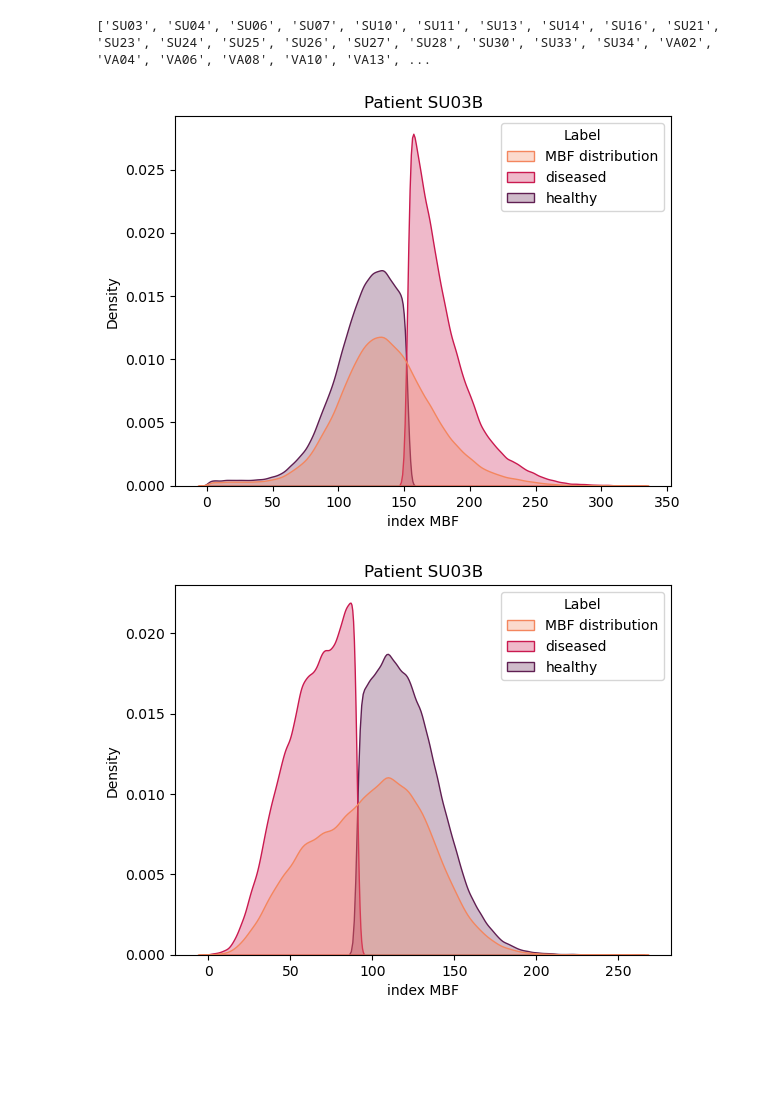
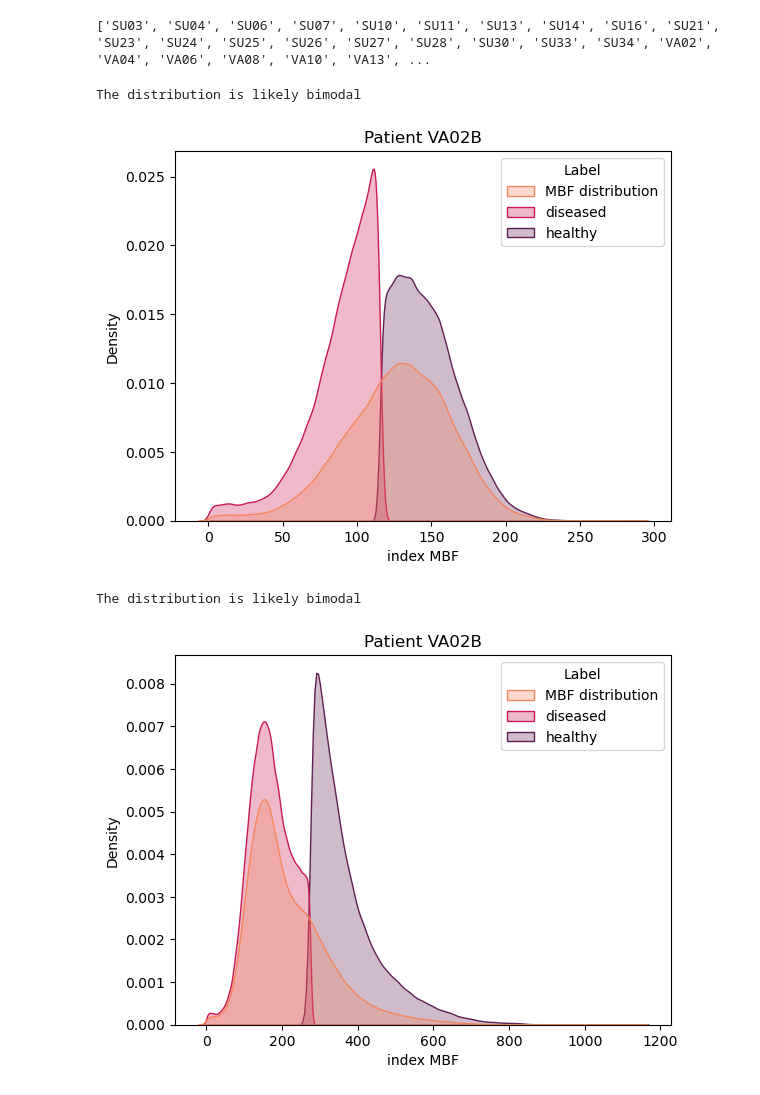
Before and after one commit to aseresti/CABG, a Jupyter notebook: CABG/MBFTools/Review/ClustringHealthyvDisease.ipynb, the cells around one changed output. Cells and saved outputs as stored; diff of their text form; code cells hidden in the pictures; blank space fills up the shorter version.

```diff
--- a/CABG/MBFTools/Review/ClustringHealthyvDisease.ipynb
+++ b/CABG/MBFTools/Review/ClustringHealthyvDisease.ipynb
@@ -39,7 +39,7 @@ def GetScalarArrayName (Data):
         if 'scalar' in array_name_.lower():
             return array_name_
 # %%
-patient_id = 'SU03'
+patient_id = 'VA02'
 
 VTKFiles = np.array(VTKFiles)
 out = np.where(np.char.find(VTKFiles, patient_id+'B') !=-1)
@@ -49,11 +49,19 @@ ScalaraArrayName = GetScalarArrayName(MBF_B_unregistered)
 MBF_B_array = vtk_to_numpy(MBF_B_unregistered.GetPointData().GetArray(ScalaraArrayName))
 MBF_B_array = MBF_B_array[MBF_B_array > 0]
 
-gmm = GaussianMixture(n_components=2).fit(MBF_B_array.reshape(-1,1))
-labels = gmm.predict(MBF_B_array.reshape(-1,1))
+array = MBF_B_array.reshape(-1,1)
+
+gmm2 = GaussianMixture(n_components=2).fit(array)
+labels = gmm2.predict(array)
+
+gmm1 = GaussianMixture(n_components=1).fit(array)
 
 diseased = MBF_B_array[labels == 0]
 healthy = MBF_B_array[labels == 1]
+
+if gmm2.bic(array) < gmm1.bic(array):
+    print("The distribution is likely bimodal")
+
 
 df = pd.DataFrame({
     'MBF':np.concatenate([MBF_B_array, diseased, healthy]),
@@ -71,38 +79,50 @@ plt.title(f"Patient {patient_id}B")
 #plt.xlim((0, 2))
 plt.show()
 # %% [output]
+The distribution is likely bimodal
-[figure, old version]
+[figure, new version]
 # %%
 out = np.where(np.char.find(VTKFiles, patient_id+'A') !=-1)
 MBF_A_unregistered = ReadVTKFile(VTKFiles[out].item())
 
 ScalaraArrayName = GetScalarArrayName(MBF_A_unregistered)
 MBF_A_array = vtk_to_numpy(MBF_A_unregistered.GetPointData().GetArray(ScalaraArrayName))
 MBF_A_array = MBF_A_array[MBF_A_array > 0]
 
-gmm = GaussianMixture(n_components=2).fit(MBF_A_array.reshape(-1,1))
-labels = gmm.predict(MBF_A_array.reshape(-1,1))
+array = MBF_A_array.reshape(-1,1)
+
+gmm2 = GaussianMixture(n_components=2).fit(array)
+labels = gmm2.predict(array)
+
+gmm1 = GaussianMixture(n_components=1).fit(array)
+
+diseased = MBF_A_array[labels == 0]
+healthy = MBF_A_array[labels == 1]
+
+if gmm2.bic(array) < gmm1.bic(array):
+    print("The distribution is likely bimodal")
 
 diseased = MBF_A_array[labels == 0]
 healthy = MBF_A_array[labels == 1]
 
 df = pd.DataFrame({
     'MBF':np.concatenate([MBF_A_array, diseased, healthy]),
     'Label': ['MBF distribution'] * len(MBF_A_array) +
              ['diseased'] * len(diseased) +
              ['healthy'] * len(healthy)
 })
 
 plt.figure()
 sns.kdeplot(data=df, x="MBF", hue='Label',
                 fill=True, common_norm=False, palette="rocket_r",
             alpha=.3, linewidth=1)
 plt.xlabel('index MBF')
-plt.title(f"Patient {patient_id}B")
+plt.title(f"Patient {patient_id}A")
 #plt.xlim((0, 2))
 plt.show()
 # %% [output]
+The distribution is likely bimodal
-[figure, old version]
+[figure, new version]
 # %%
 Removed_Cases = ["SU25", "VA04"]
 
```
Also changed, not shown: parts of 4 cells of this notebook.
